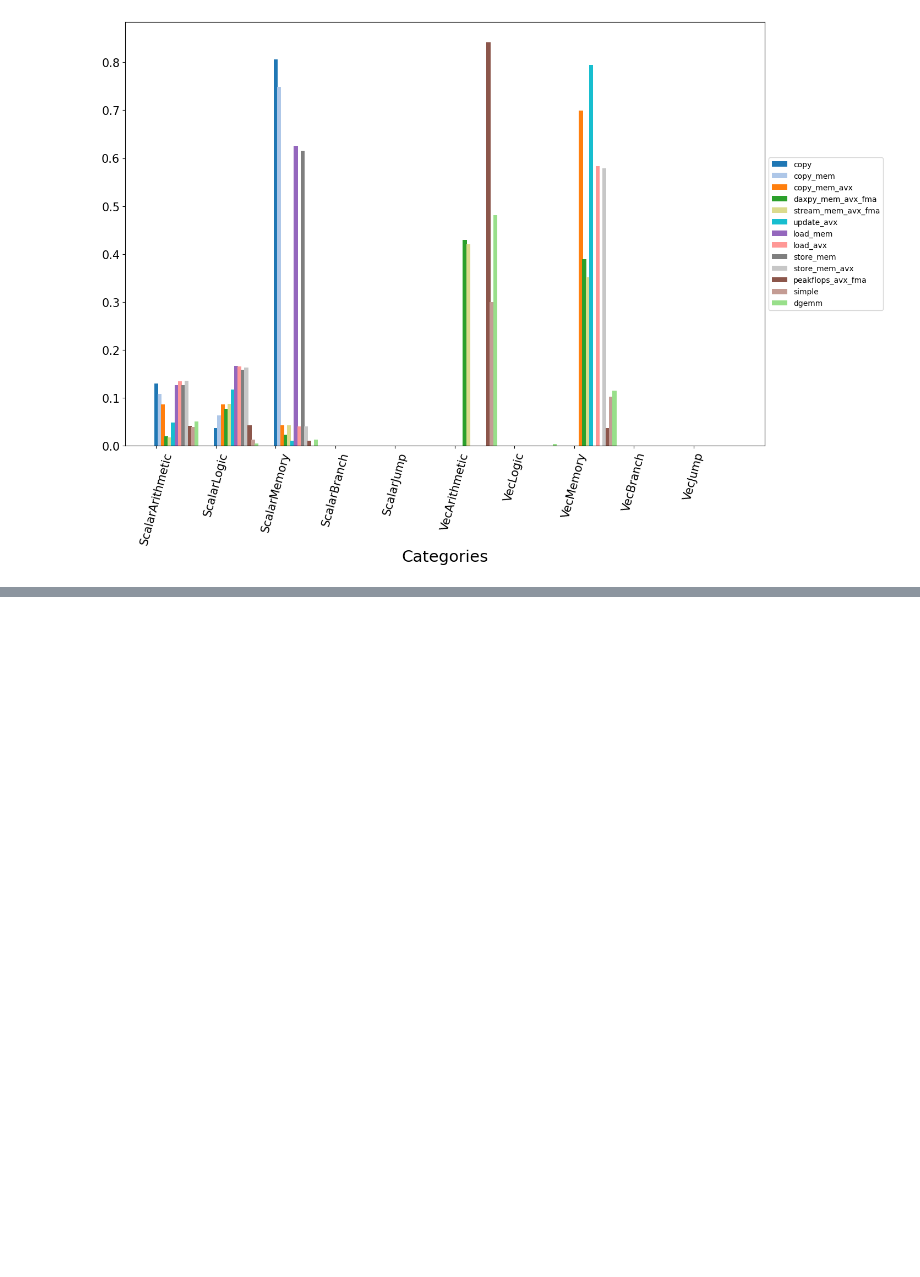
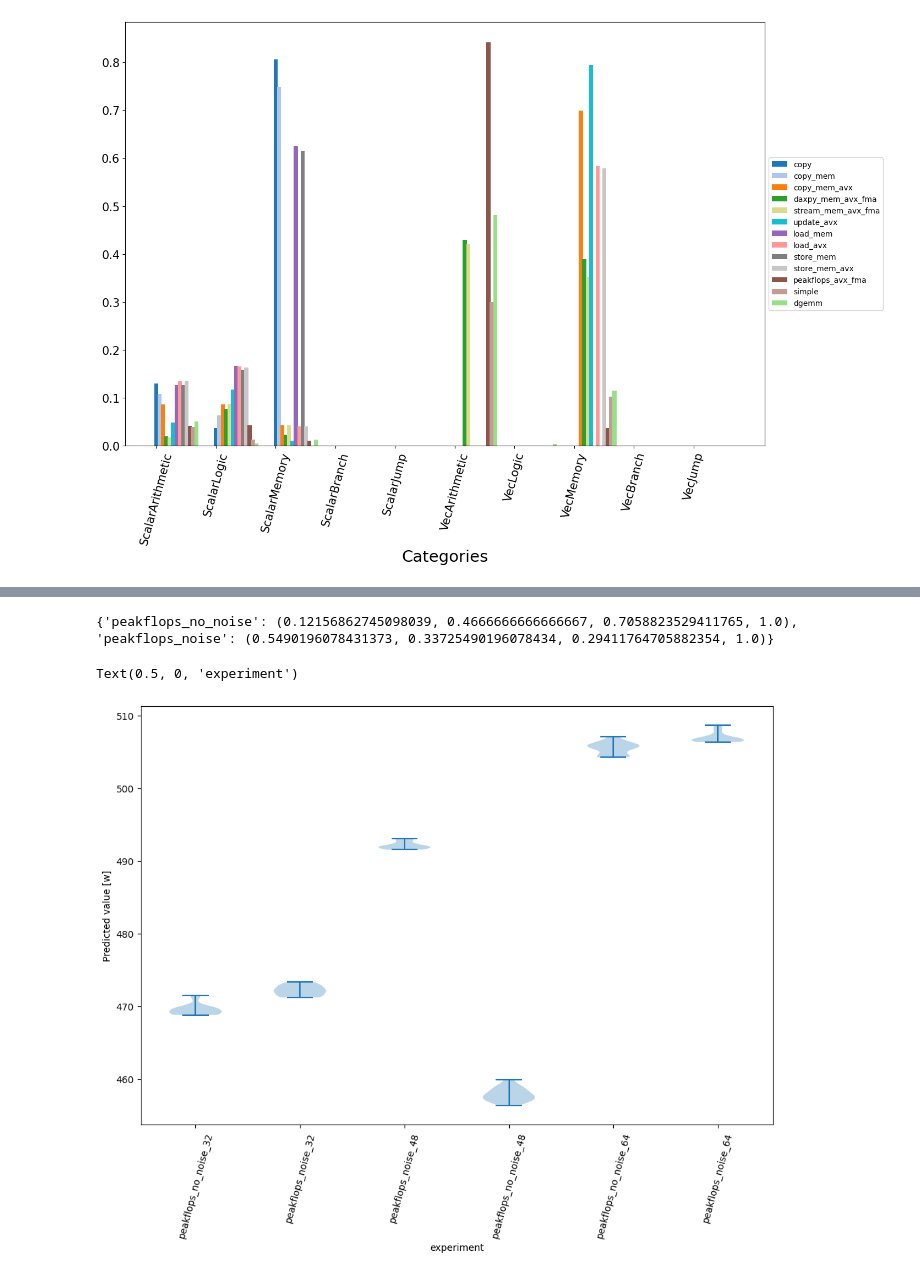
Before and after one commit to NiccoloTosato/PowerBenchmarks, a Jupyter notebook: final_plot.ipynb, the cells around one changed output, grey strips where cells are left out. Cells and saved outputs as stored; diff of their text form; code cells hidden in the pictures; blank space fills up the shorter version.

```diff
--- a/final_plot.ipynb
+++ b/final_plot.ipynb
@@ -600,0 +601,68 @@ plt.ylim([300,700])
+# %%
+df= load_df_list_test()
+df = pd.concat(df)
+# Example usage:
+cores_to_color = assign_colors(df["cores"])
+name_to_color = assign_colors(df["name"])
+
+print(name_to_color)  # This will print the mapping of labels to colors
+import warnings
+warnings.filterwarnings('ignore')
+
+df_list_test= load_df_list_test()
+plt.figure(figsize=(12,8))
+
+columns=list()
+columns_labels=list()
+for df in df_list_test:
+
+    df["Total_power"]=df["PSUPower0"]+df["PSUPower1"]
+    df=df[ (df["SystemCpuUsage"] < 7) | (df["Total_power"] > 400)]
+    df1 = normalize_model1(df.copy())
+    if len(df) <1:
+        continue
+    test_name=df1["name"].iloc[0]
+    cores=df1["cores"].iloc[0]
+    if cores==8 or cores==16:
+        continue
+    prediction=list()
+
+    for row in df1[independent_variables].to_numpy():
+        prediction.append(row@coeff_1[:-1] + intercept_1)
+    df1["prediction"]=prediction
+
+    test_name=df1["name"].iloc[0]
+    cores=df1["cores"].iloc[0]
+
+    columns.append(df1["prediction"])
+    columns_labels.append(test_name+f"_{cores}")
+
+#    if test_name=="peakflops_no_noise":
+#        plt.violinplot(df1["prediction"])
+
+#    if test_name=="peakflops_noise":
+#        plt.violin(df1["prediction"])
+#for i in range(len(columns)/2):
+columns[1],columns[3]=columns[3],columns[1]
+columns_labels[1],columns_labels[3]=columns_labels[3],columns_labels[1]
+
+columns[2],columns[4]=columns[4],columns[2]
+columns_labels[2],columns_labels[4]=columns_labels[4],columns_labels[2]
+
+violin_parts = plt.violinplot(columns)
+plt.xticks([y + 1 for y in range(len(columns))],
+                  labels=columns_labels,rotation=90-15)
+
+
+#plt.plot([0,700],[0,700], '-k', linewidth=5, alpha=0.1, label='Bisector Line')
+#handles, labels = plt.gca().get_legend_handles_labels()
+#by_label = dict(zip(labels, handles))
+#plt.legend(by_label.values(), by_label.keys())
+plt.ylabel("Predicted value [w]")
+plt.xlabel("experiment")
+#plt.xlim([300,700])
+#plt.ylim([300,700])
+# %% [output]
+{'peakflops_no_noise': (0.12156862745098039, 0.4666666666666667, 0.7058823529411765, 1.0), 'peakflops_noise': (0.5490196078431373, 0.33725490196078434, 0.29411764705882354, 1.0)}
+Text(0.5, 0, 'experiment')
+[figure, added]
```
Also changed, not shown: parts of 5 cells of this notebook.
